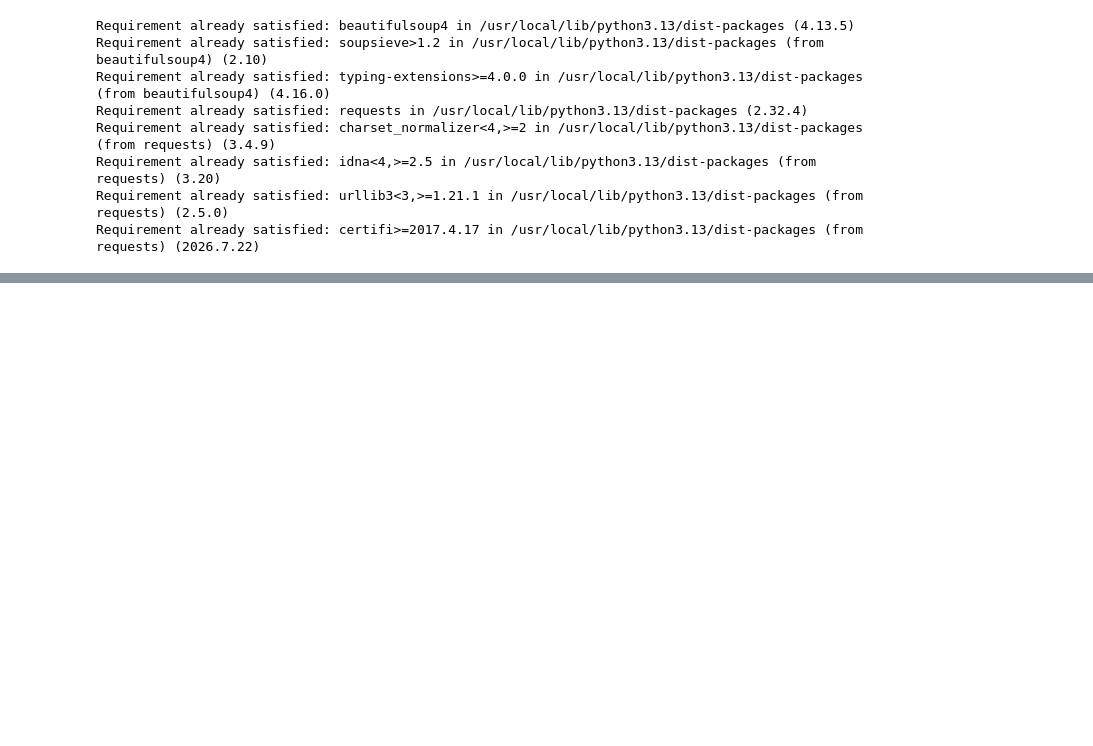
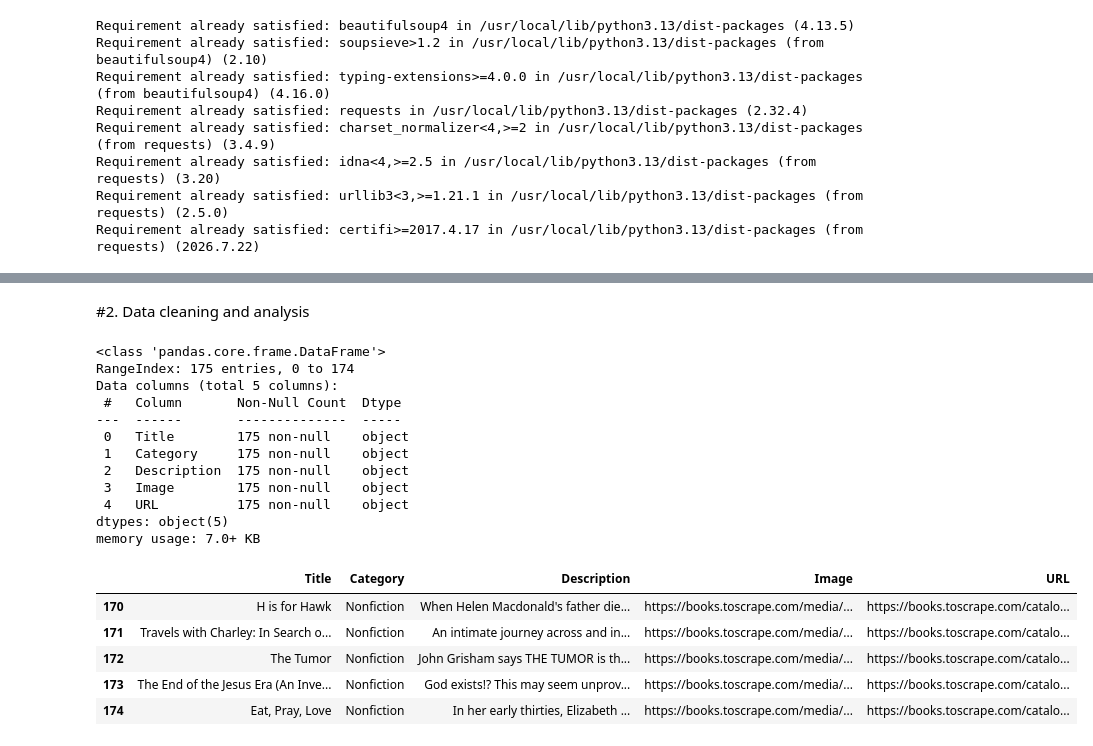
Before and after one commit to matildadaniela/Book-scraping-project, a Jupyter notebook: Book_Scraping_Project.ipynb, the cells around one changed output, grey strips where cells are left out. Drawn from its saved outputs; the diff is of its cells as text; code cells hidden in the pictures; blank space fills up the shorter version.

```diff
--- a/Book_Scraping_Project.ipynb
+++ b/Book_Scraping_Project.ipynb
@@ -22,17 +19,0 @@ from bs4 import BeautifulSoup as bs
-# %%
-#load page content
-import requests
-from bs4 import BeautifulSoup as bs
-
-r = requests.get("http://books.toscrape.com/")
-
-if r.status_code == 200:
-  print("Success")
-elif r.status_code == 404:
-  print("not found")
-
-print(r.url)
-print(r.headers)
-
-soup = bs(r.text, 'html.parser')
-print(soup.prettify())
@@ -118,0 +96,33 @@ print(class_content)
+# %%
+import pandas as pd
+
+df_all = pd.DataFrame({'Title': title_list, 'Category': category_list, 'Description': description_list, 'Image': image_list, 'URL': url_list})
+
+# -> CSV
+df_all.to_csv('books.csv', index = False)
+# %% [markdown]
+#2. Data cleaning and analysis
+# %%
+#Examining dataset
+df_all.info()
+df_all.head()
+df_all.tail()
+# %% [output]
+<class 'pandas.core.frame.DataFrame'>
+RangeIndex: 175 entries, 0 to 174
+Data columns (total 5 columns):
+ #   Column       Non-Null Count  Dtype
+---  ------       --------------  -----
+ 0   Title        175 non-null    object
+ 1   Category     175 non-null    object
+ 2   Description  175 non-null    object
+ 3   Image        175 non-null    object
+ 4   URL          175 non-null    object
+dtypes: object(5)
+memory usage: 7.0+ KB
+|  | Title | Category | Description | Image | URL |
+| 170 | H is for Hawk | Nonfiction | When Helen Macdonald's father die... | https://books.toscrape.com/media/... | https://books.toscrape.com/catalo... |
+| 171 | Travels with Charley: In Search o... | Nonfiction | An intimate journey across and in... | https://books.toscrape.com/media/... | https://books.toscrape.com/catalo... |
+| 172 | The Tumor | Nonfiction | John Grisham says THE TUMOR is th... | https://books.toscrape.com/media/... | https://books.toscrape.com/catalo... |
+| 173 | The End of the Jesus Era (An Inve... | Nonfiction | God exists!? This may seem unprov... | https://books.toscrape.com/media/... | https://books.toscrape.com/catalo... |
+| 174 | Eat, Pray, Love | Nonfiction | In her early thirties, Elizabeth ... | https://books.toscrape.com/media/... | https://books.toscrape.com/catalo... |
```
Also changed, not shown: parts of 13 cells of this notebook.
